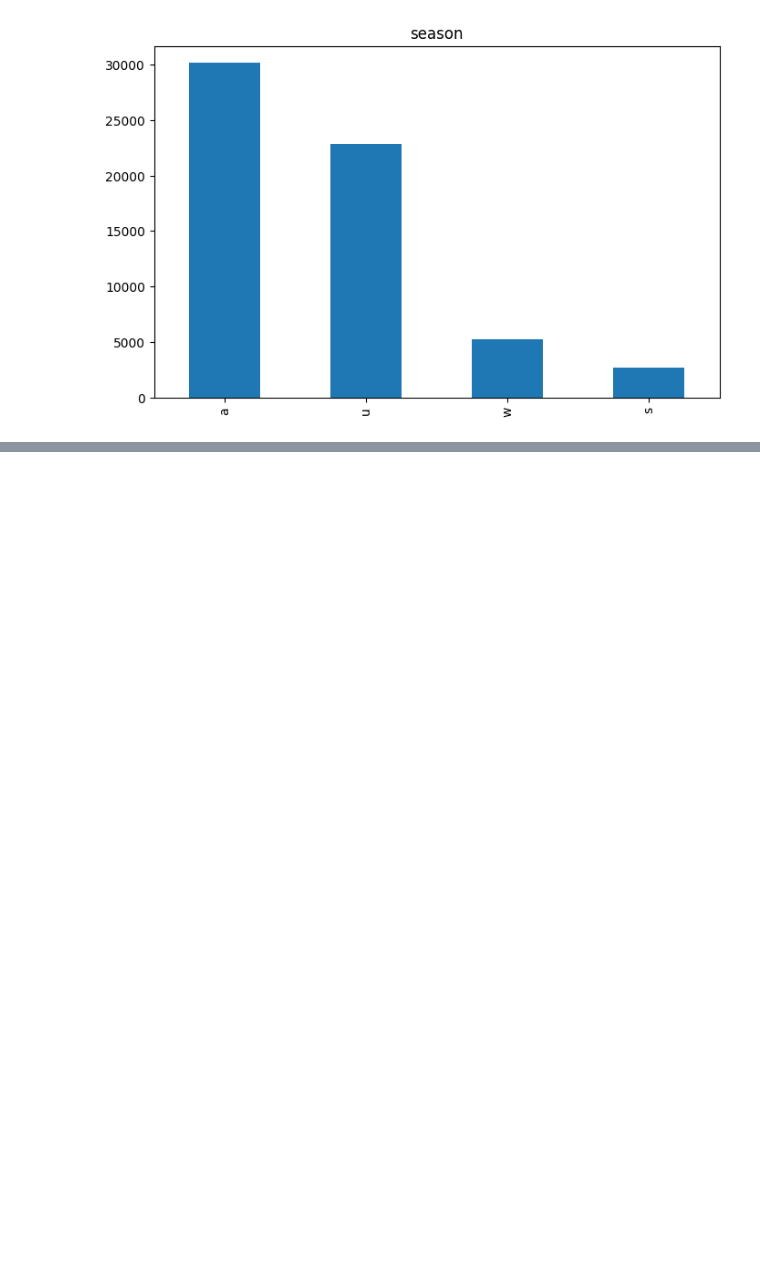
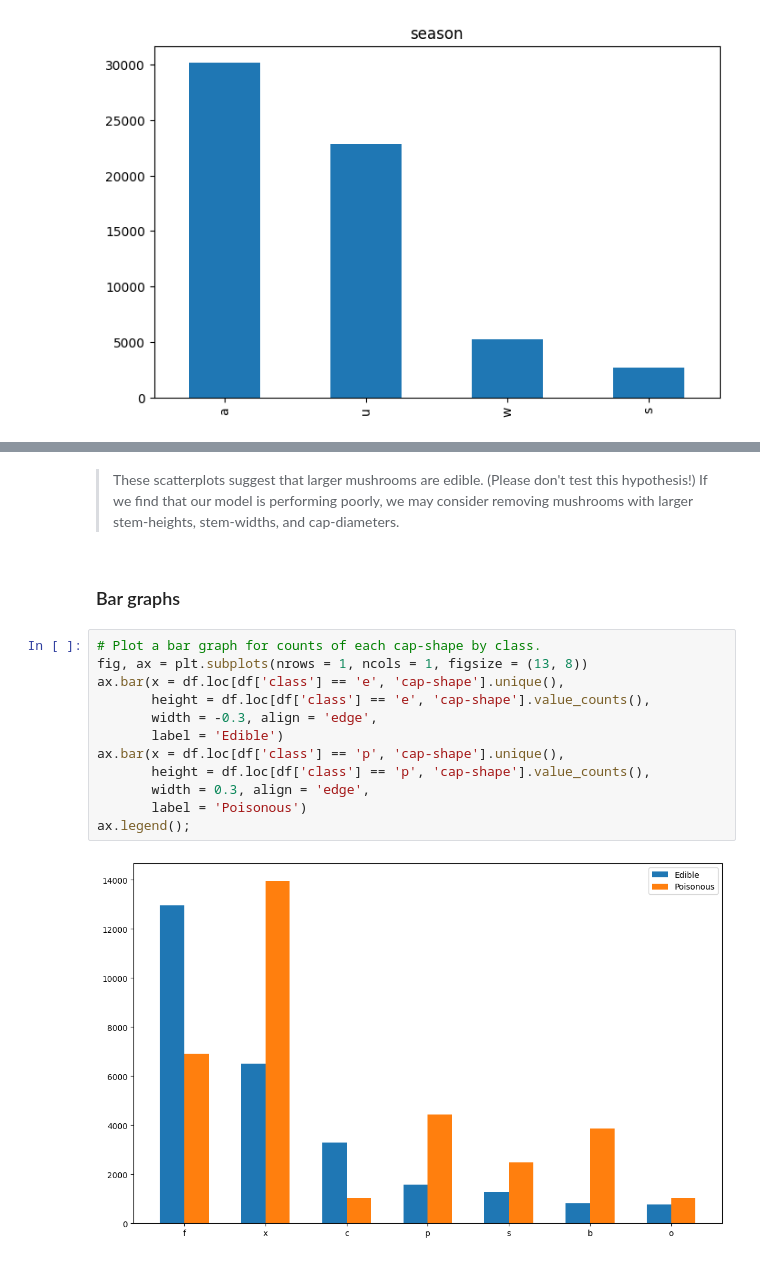
Before and after one commit to mvince33/mushroom_toxicity, a Jupyter notebook: mushroom_toxicity.ipynb, the cells around one changed output, grey strips where cells are left out. Saved outputs shown, nothing was run; the diff lists cells and outputs as text; blank space fills up the shorter version.

```diff
--- a/mushroom_toxicity.ipynb
+++ b/mushroom_toxicity.ipynb
@@ -270,0 +305,18 @@ for col in df.select_dtypes(include = 'object'):
+# %% [markdown]
+> These scatterplots suggest that larger mushrooms are edible. (Please don't test this hypothesis!) If we find that our model is performing poorly, we may consider removing mushrooms with larger stem-heights, stem-widths, and cap-diameters.
+# %% [markdown]
+### Bar graphs
+# %%
+# Plot a bar graph for counts of each cap-shape by class.
+fig, ax = plt.subplots(nrows = 1, ncols = 1, figsize = (13, 8))
+ax.bar(x = df.loc[df['class'] == 'e', 'cap-shape'].unique(),
+       height = df.loc[df['class'] == 'e', 'cap-shape'].value_counts(),
+       width = -0.3, align = 'edge',
+       label = 'Edible')
+ax.bar(x = df.loc[df['class'] == 'p', 'cap-shape'].unique(),
+       height = df.loc[df['class'] == 'p', 'cap-shape'].value_counts(),
+       width = 0.3, align = 'edge',
+       label = 'Poisonous')
+ax.legend();
+# %% [output]
+[figure, added]
```
Also changed, not shown: parts of 14 cells of this notebook.
